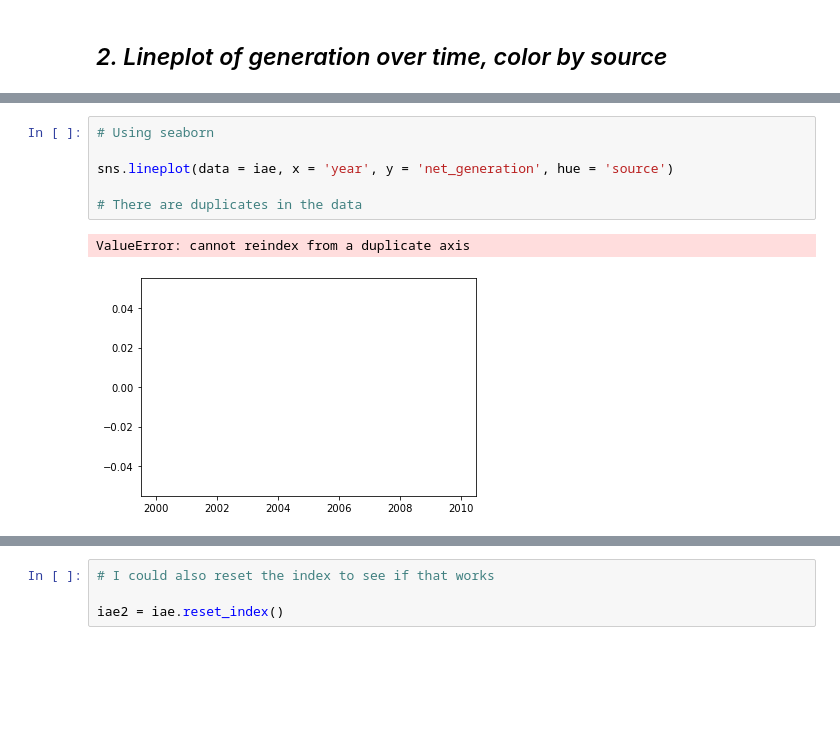
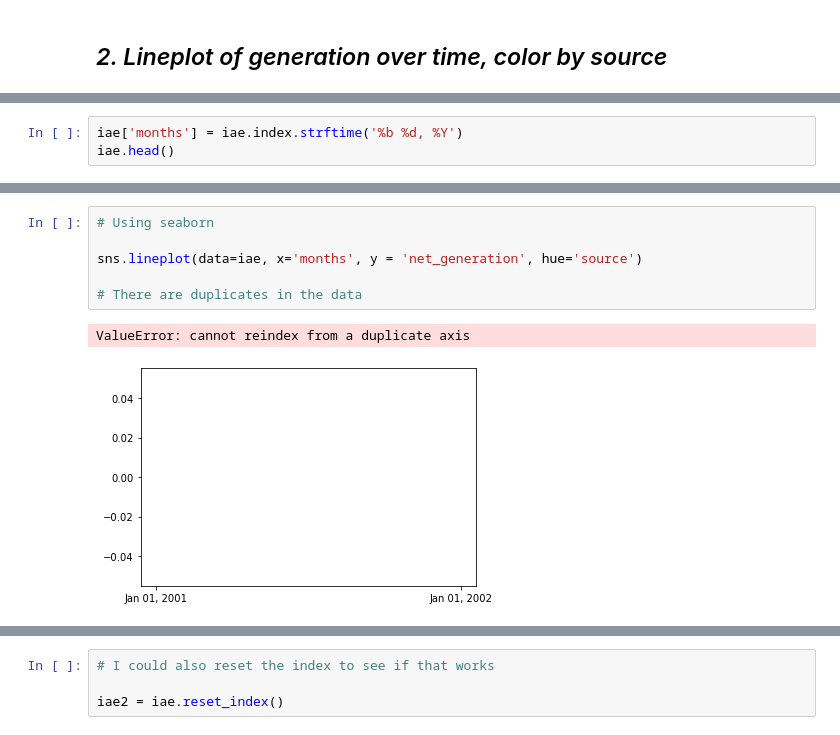
Before and after one commit to Severina7/time_series_exercises, a Jupyter notebook: working_with_time_series_data.ipynb, the cells around one changed output, grey strips where cells are left out. Drawn from its saved outputs; the diff is of its cells as text; blank space fills up the shorter version.

```diff
--- a/working_with_time_series_data.ipynb
+++ b/working_with_time_series_data.ipynb
@@ -622,0 +611,3 @@ Text(0.5, 1.0, 'Energy generation per source')
+# %%
+iae['months'] = iae.index.strftime('%b %d, %Y')
+iae.head()
@@ -623,12 +622,12 @@ Text(0.5, 1.0, 'Energy generation per source')
 # %%
 # Using seaborn
 
-sns.lineplot(data = iae, x = 'year', y = 'net_generation', hue = 'source')
+sns.lineplot(data=iae, x='months', y = 'net_generation', hue='source')
 
 # There are duplicates in the data
 # %% [output]
 ValueError: cannot reindex from a duplicate axis
-[figure, old version]
+[figure, new version]
 # %%
 # Finding duplicates
 
```
Also changed, not shown: parts of 23 cells of this notebook, 3 other files.
